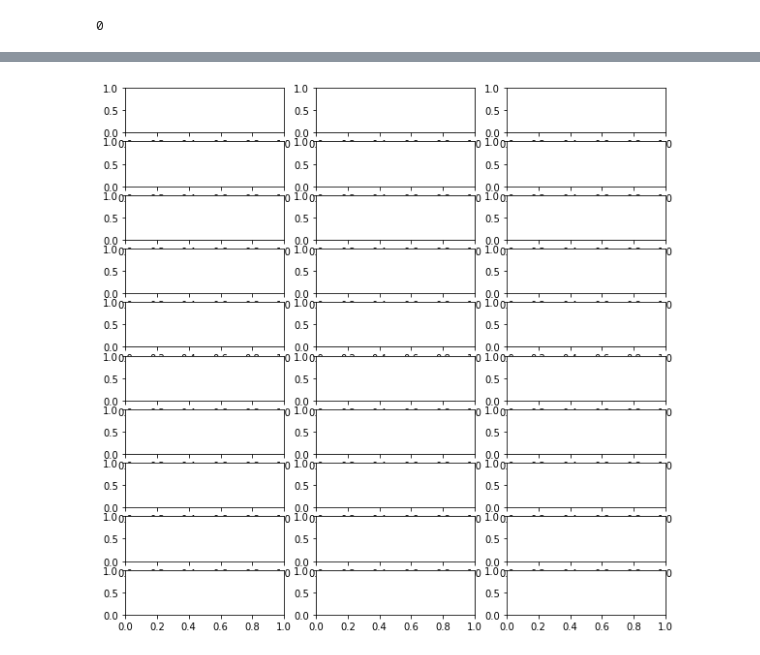
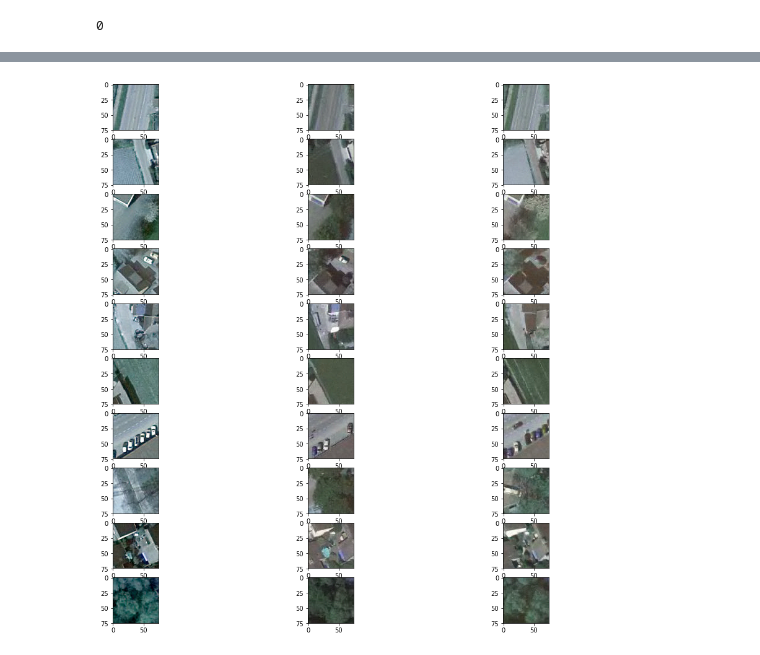
Before and after one commit to thinkpractice/DeepSolaris, a Jupyter notebook: CompareFiles.ipynb, the cells around one changed output, grey strips where cells are left out. Cells and saved outputs as stored; diff of their text form; code cells hidden in the pictures.

```diff
--- a/CompareFiles.ipynb
+++ b/CompareFiles.ipynb
@@ -333,5 +333,9 @@ image_dir_2013 = os.path.join(ProjectPaths.instance().image_dir, "Tiles/Heerlen7
 image_dir_2014 = os.path.join(ProjectPaths.instance().image_dir, "Tiles/Heerlen75x75-2014")
 image_dir_2015 = os.path.join(ProjectPaths.instance().image_dir, "Tiles/Heerlen75x75-2015")
 
-diff_image_set = zip(create_path(image_dir_2013, attach(uuid_2013, "_rgb_2013.tiff")), create_path(image_dir_2014, attach(uuid_2014, "_rgb_2014.tiff")), create_path(image_dir_2015, attach(uuid_2015, "_rgb_2015.tiff")))
-list(diff_image_set)
+diff_images_2013 = create_path(image_dir_2013, attach(uuid_2013, "_rgb_2013.tiff"))
+diff_images_2014 = create_path(image_dir_2014, attach(uuid_2014, "_rgb_2014.tiff"))
+diff_images_2015 = create_path(image_dir_2015, attach(uuid_2015, "_rgb_2015.tiff"))
+
+
+diff_image_set = zip(diff_images_2013, diff_images_2014, diff_images_2015)
@@ -368,13 +360,15 @@ TypeError: Image data cannot be converted to float
 # %%
 
 
-_, ax = plt.subplots(10, 3, figsize=(10,10))
+_, ax = plt.subplots(10, 3, figsize=(16,16))
 
-for i, (im_2013, im_2014, im_2015) in enumerate(diff_image_set):
-    ax[i, 0].imshow(cv.imread(im_2013))
-    ax[i, 1].imshow(cv.imread(im_2014))
-    ax[i, 2].imshow(cv.imread(im_2015))
-    if i >= 10:
+for i, image_tuple in enumerate(diff_image_set):
+    im_2013, im_2014, im_2015 = image_tuple
+
+    ax[i, 0].imshow(cv2.imread(im_2013))
+    ax[i, 1].imshow(cv2.imread(im_2014))
+    ax[i, 2].imshow(cv2.imread(im_2015))
+    if i >= 9:
         break
 # %% [output]
-[figure, old version]
+[figure, new version]
```
Also changed, not shown: parts of 3 cells of this notebook.
